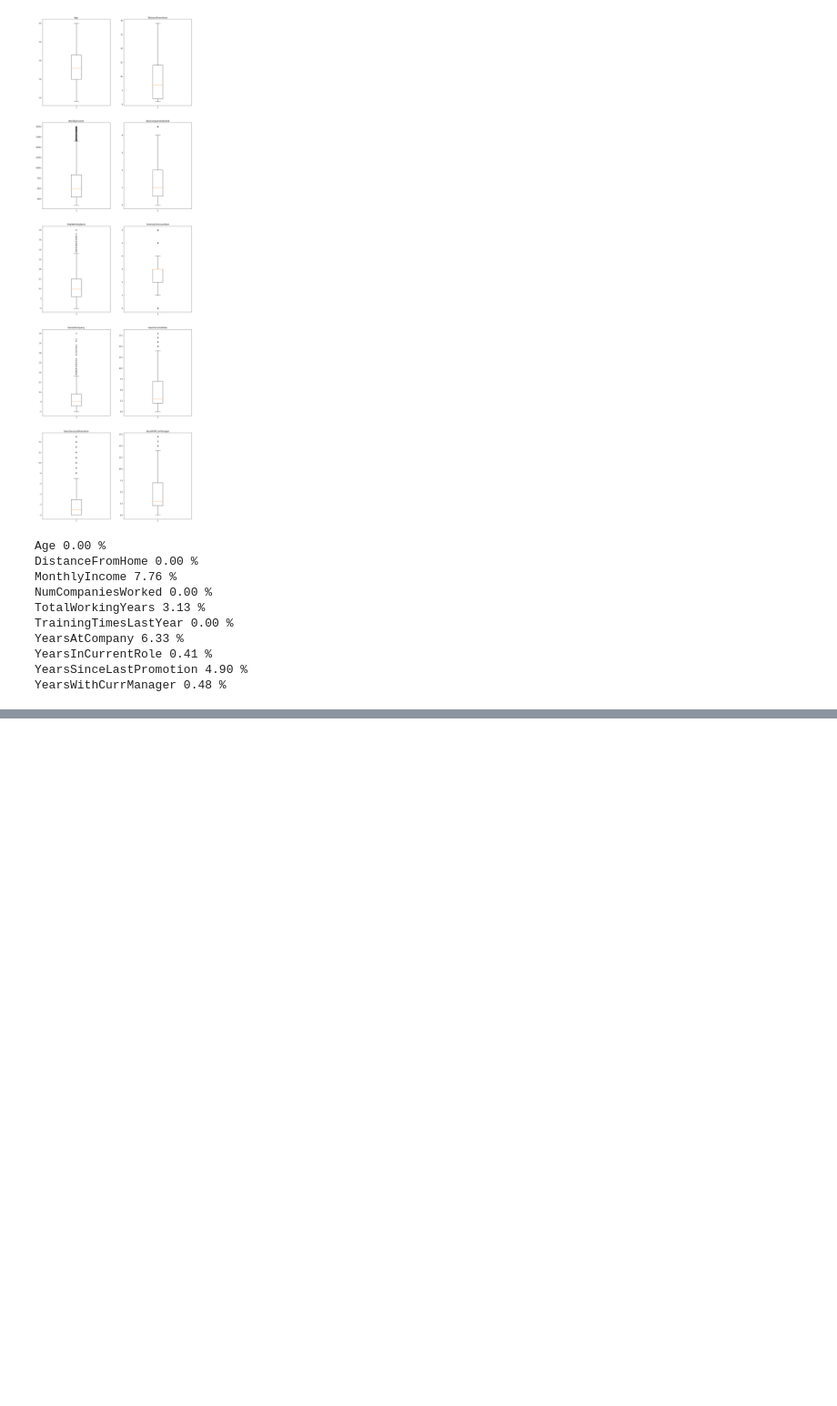
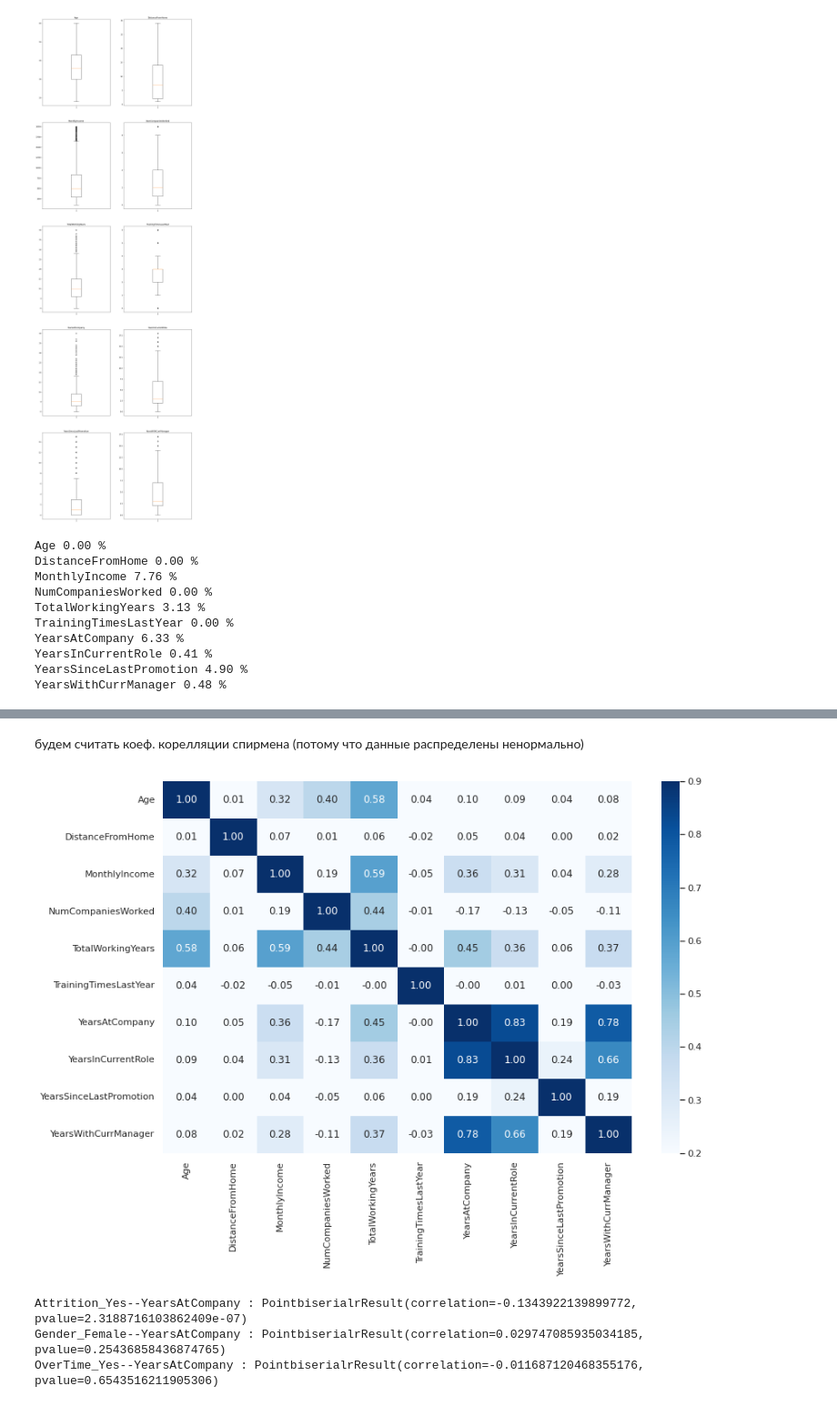
Before and after one commit to hawwyo/hr-analytics, a Jupyter notebook: analytics.ipynb, the cells around one changed output, grey strips where cells are left out. Shown at 91% size. Cells and saved outputs as stored; diff of their text form; code cells hidden in the pictures; blank space fills up the shorter version.

Commit message:
add corr analysis

```diff
--- a/analytics.ipynb
+++ b/analytics.ipynb
@@ -655,0 +772,31 @@ C = 0.1340849335209317
+# %% [markdown]
+будем считать коеф. корелляции спирмена (потому что данные распределены ненормально)
+# %%
+# spearman_corr = data_without_anomalies.corr(method='spearman')
+spearman_corr = data_without_anomalies[numerical_columns].corr(method='spearman')
+# spearman_corr = data_without_anomalies[numerical_columns].corr()
+
+sns.set(rc={'figure.figsize':(12.7,8.27)})
+sns.heatmap(spearman_corr, vmin=0.2, vmax=0.9, cmap='Blues', annot=True, fmt='.2f');
+# %% [output]
+[figure, added]
+# %%
+dicho_variables = [
+    'Attrition_Yes',
+    'Gender_Female',
+    'OverTime_Yes',
+]
+
+celevaya = 'YearsAtCompany'
+
+for i in dicho_variables:
+    x1 = n_data[[i, celevaya]]
+    res = stats.pointbiserialr(
+        x1.iloc[:,[0]].values.flatten(),
+        x1.iloc[:,[1]].values.flatten()
+    )
+    print(f'{i}--{celevaya} : {res}')
+# %% [output]
+Attrition_Yes--YearsAtCompany : PointbiserialrResult(correlation=-0.1343922139899772, pvalue=2.3188716103862409e-07)
+Gender_Female--YearsAtCompany : PointbiserialrResult(correlation=0.029747085935034185, pvalue=0.25436858436874765)
+OverTime_Yes--YearsAtCompany : PointbiserialrResult(correlation=-0.011687120468355176, pvalue=0.6543516211905306)
```
Also changed, not shown: parts of 9 cells of this notebook.
